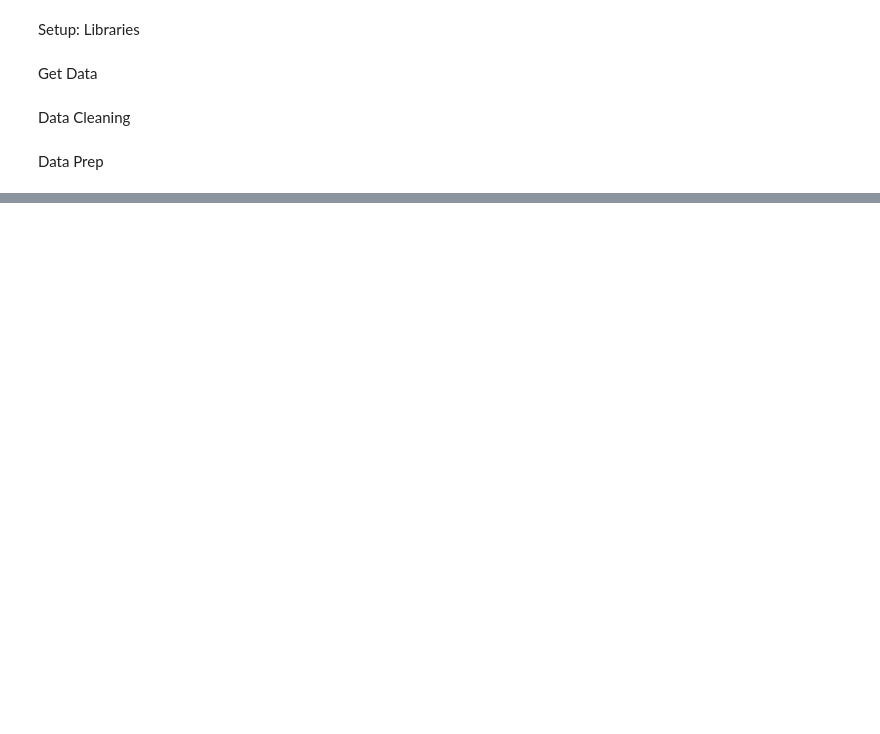
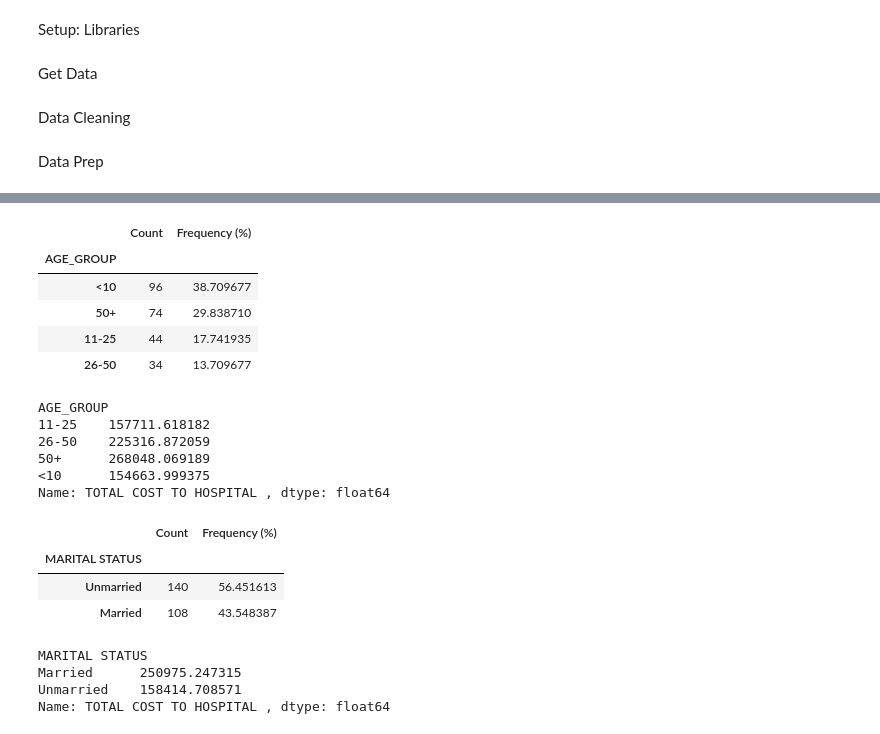
Before and after one commit to lmills724/Package-Pricing-Mission-Hospital-Project, a Jupyter notebook: pricing-predictions.ipynb, the cells around one changed output, grey strips where cells are left out. Cells and saved outputs as stored; diff of their text form; code cells hidden in the pictures; blank space fills up the shorter version.

```diff
--- a/pricing-predictions.ipynb
+++ b/pricing-predictions.ipynb
@@ -91,0 +116,36 @@ data['LOG_TOTAL_COST_TO_HOSPITAL'] = np.log(data['TOTAL COST TO HOSPITAL '])
+# %%
+# Function to return value count and frequency
+def value_count_freq(col):
+    val_count = col.value_counts()
+    freq = col.value_counts(normalize=True) * 100
+    val_concat = pd.concat([val_count, freq], axis=1)
+    val_concat.columns = ['Count', 'Frequency (%)']
+    return val_concat
+# %%
+# Age group
+display(value_count_freq(data['AGE_GROUP']))
+display(data.groupby('AGE_GROUP')['TOTAL COST TO HOSPITAL '].mean())
+# Marital Status
+display(value_count_freq(data['MARITAL STATUS']))
+display(data.groupby('MARITAL STATUS')['TOTAL COST TO HOSPITAL '].mean())
+# %% [output]
+|  | Count | Frequency (%) |
+| AGE_GROUP |  |  |
+| <10 | 96 | 38.709677 |
+| 50+ | 74 | 29.838710 |
+| 11-25 | 44 | 17.741935 |
+| 26-50 | 34 | 13.709677 |
+AGE_GROUP
+11-25    157711.618182
+26-50    225316.872059
+50+      268048.069189
+<10      154663.999375
+Name: TOTAL COST TO HOSPITAL , dtype: float64
+|  | Count | Frequency (%) |
+| MARITAL STATUS |  |  |
+| Unmarried | 140 | 56.451613 |
+| Married | 108 | 43.548387 |
+MARITAL STATUS
+Married      250975.247315
+Unmarried    158414.708571
+Name: TOTAL COST TO HOSPITAL , dtype: float64
```
Also changed, not shown: parts of 5 cells of this notebook.
